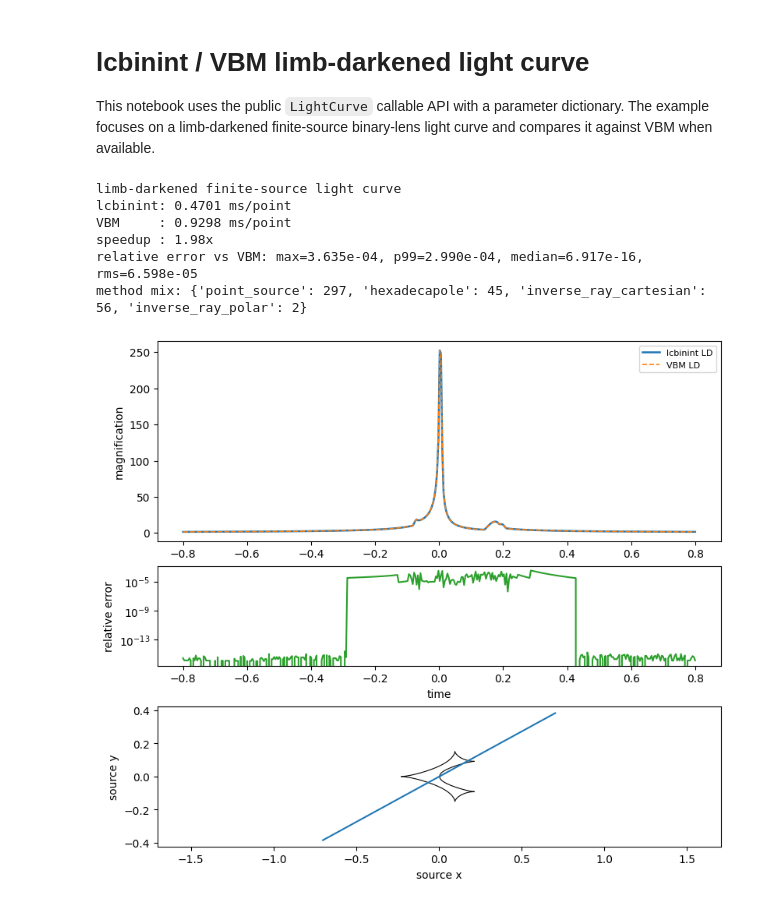
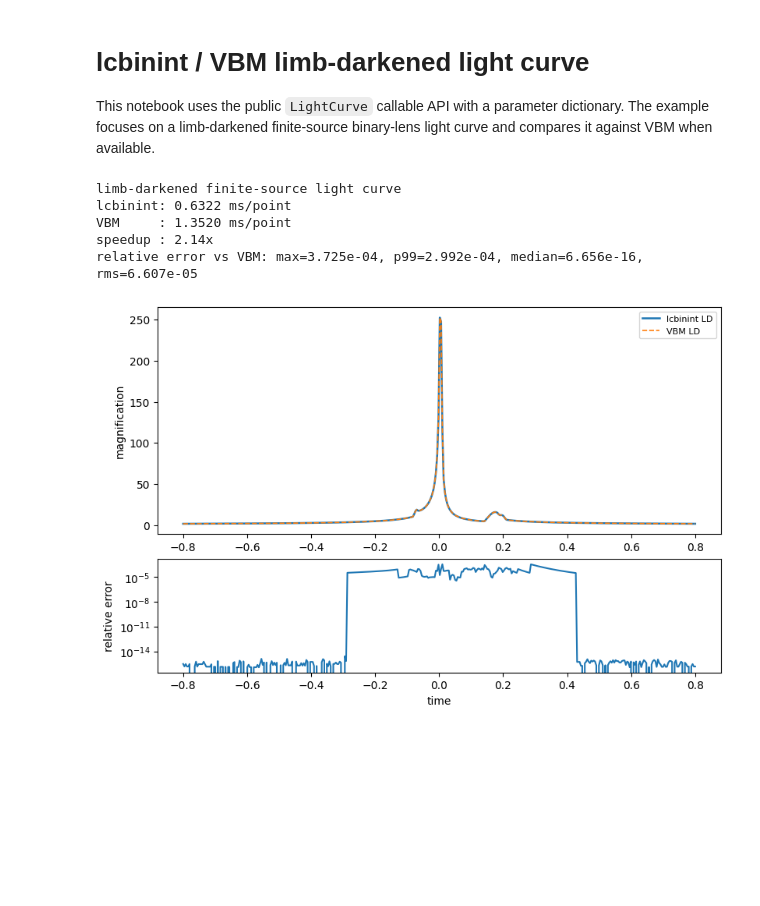
Before and after one commit to NunotaKansuke/lcbinint, a Jupyter notebook: example/compare-vbm/lcbinint_vbm_light_curve_comparison.ipynb, the cells around one changed output. Saved outputs shown, nothing was run; the diff lists cells and outputs as text; code cells hidden in the pictures; blank space fills up the shorter version.

```diff
--- a/example/compare-vbm/lcbinint_vbm_light_curve_comparison.ipynb
+++ b/example/compare-vbm/lcbinint_vbm_light_curve_comparison.ipynb
@@ -58,7 +57,7 @@ params = {
     "rho": case.rho,
 }
 
-options = lcbinint.Options(param_type="vbm", source_bins=50, max_source_bins=400, reltol=1.0e-3)
+options = lcbinint.Options(param_type="vbm", source_bins=50)
 limb_darkening = lcbinint.LimbDarkening.linear(0.5)
 lightcurve = lcbinint.LightCurve(
     lens="binary_lens",
@@ -79,8 +78,7 @@ def timed_median(func, repeats=5):
 def evaluate_lcbinint():
     lightcurve(times, params)
     values, elapsed, samples = timed_median(lambda: np.asarray(lightcurve(times, params)))
-    info = lightcurve.info(times.tolist(), params)
-    return values, elapsed, samples, info
+    return values, elapsed, samples
 
 
 def evaluate_vbm():
@@ -112,13 +110,12 @@ def relative_error(reference, values):
     return np.abs(values - reference) / np.maximum(np.abs(reference), 1.0e-12)
 
 
-lc_values, lc_elapsed, lc_samples, lc_info = evaluate_lcbinint()
+lc_values, lc_elapsed, lc_samples = evaluate_lcbinint()
 vbm_values, vbm_elapsed, vbm_samples = evaluate_vbm()
 
 lc_ms = 1.0e3 * lc_elapsed / times.size
 vbm_ms = 1.0e3 * vbm_elapsed / times.size
 rel = relative_error(vbm_values, lc_values)
-method_mix = collections.Counter(lc_info.finite_source_method_names)
 
 print("limb-darkened finite-source light curve")
 print(f"lcbinint: {lc_ms:.4f} ms/point")
@@ -130,45 +127,33 @@ if np.isfinite(vbm_ms):
         f"max={np.nanmax(rel):.3e}, p99={np.nanpercentile(rel, 99):.3e}, "
         f"median={np.nanmedian(rel):.3e}, rms={np.sqrt(np.nanmean(rel * rel)):.3e}"
     )
-print(f"method mix: {dict(method_mix)}")
 # %% [output]
 limb-darkened finite-source light curve
-lcbinint: 0.4701 ms/point
-VBM     : 0.9298 ms/point
-speedup : 1.98x
-relative error vs VBM: max=3.635e-04, p99=2.990e-04, median=6.917e-16, rms=6.598e-05
-method mix: {'point_source': 297, 'hexadecapole': 45, 'inverse_ray_cartesian': 56, 'inverse_ray_polar': 2}
+lcbinint: 0.6322 ms/point
+VBM     : 1.3520 ms/point
+speedup : 2.14x
+relative error vs VBM: max=3.725e-04, p99=2.992e-04, median=6.656e-16, rms=6.607e-05
 # %%
-trajectory = lightcurve.source_trajectory(times.tolist(), params)
-caustics = lightcurve.caustics(params, n_points=900)
-
-fig, (ax_mag, ax_res, ax_geo) = plt.subplots(
-    3,
+fig, (ax_mag, ax_res) = plt.subplots(
+    2,
     1,
-    figsize=(8, 7),
-    gridspec_kw={"height_ratios": [2.0, 1.0, 1.4]},
+    figsize=(8, 5.2),
+    gridspec_kw={"height_ratios": [2.0, 1.0]},
     constrained_layout=True,
 )
 
 ax_mag.plot(times, lc_values, label="lcbinint LD", lw=1.8)
 if np.all(np.isfinite(vbm_values)):
     ax_mag.plot(times, vbm_values, "--", label="VBM LD", lw=1.2)
 ax_mag.set_ylabel("magnification")
 ax_mag.legend(fontsize=8)
 
 if np.all(np.isfinite(vbm_values)):
-    ax_res.semilogy(times, rel, color="tab:green")
+    ax_res.semilogy(times, rel)
 else:
     ax_res.text(0.5, 0.5, "VBM is not installed", ha="center", va="center")
 ax_res.set_ylabel("relative error")
 ax_res.set_xlabel("time")
-
-for xs, ys in zip(caustics.x, caustics.y):
-    ax_geo.plot(xs, ys, color="black", lw=0.8)
-ax_geo.plot(trajectory.x, trajectory.y, color="tab:blue", lw=1.5)
-ax_geo.set_aspect("equal", adjustable="datalim")
-ax_geo.set_xlabel("source x")
-ax_geo.set_ylabel("source y")
 plt.show()
 # %% [output]
-[figure, old version]
+[figure, new version]
```
Also changed, not shown: parts of 1 cell of this notebook, 4 other files.
